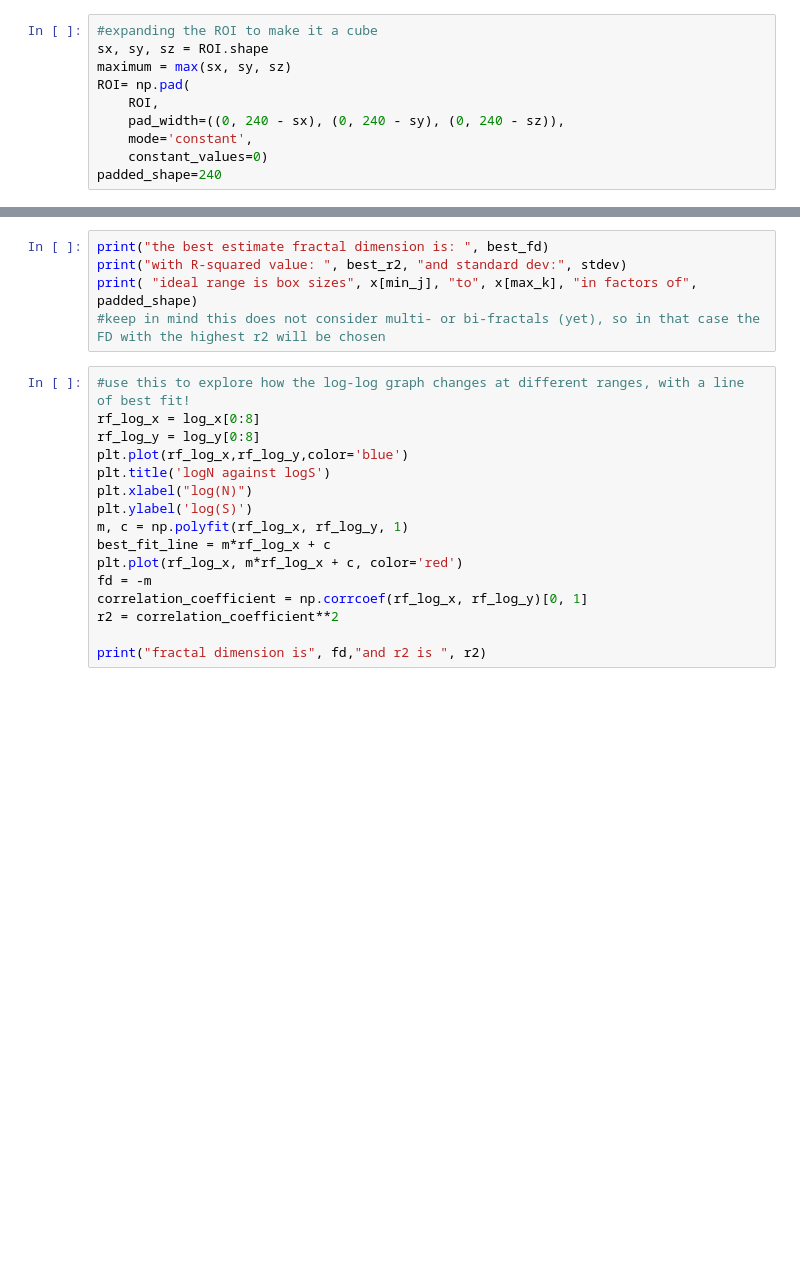
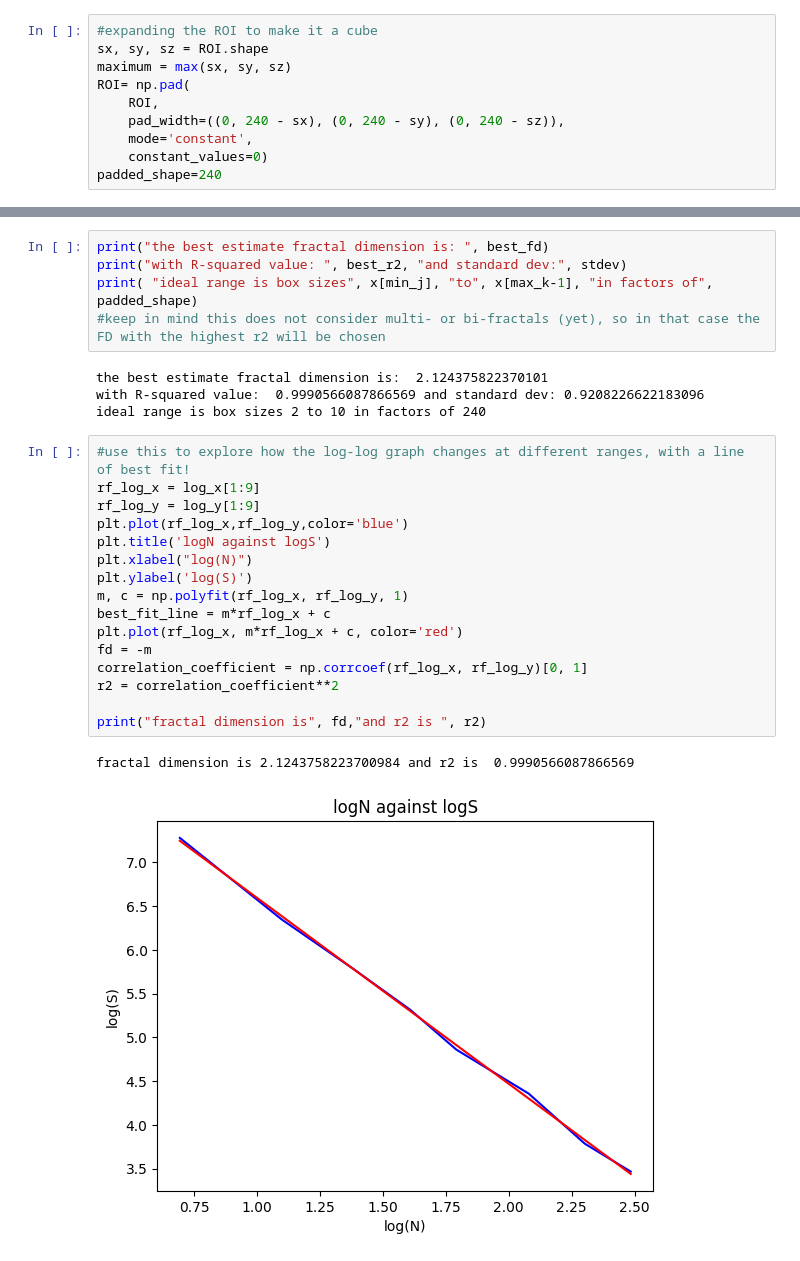
Before and after one commit to R-o-r-o-u-r-b-o-a-t/Fractal-Dimension-Of-The-Brain, a Jupyter notebook: vol_parcel.ipynb, the cells around one changed output, grey strips where cells are left out. Drawn from its saved outputs; the diff is of its cells as text; blank space fills up the shorter version.

```diff
--- a/vol_parcel.ipynb
+++ b/vol_parcel.ipynb
@@ -139,21 +170,28 @@ stdev= np.std(fd_array)
 # %%
 print("the best estimate fractal dimension is: ", best_fd)
 print("with R-squared value: ", best_r2, "and standard dev:", stdev)
-print( "ideal range is box sizes", x[min_j], "to", x[max_k], "in factors of", padded_shape)
+print( "ideal range is box sizes", x[min_j], "to", x[max_k-1], "in factors of", padded_shape)
 #keep in mind this does not consider multi- or bi-fractals (yet), so in that case the FD with the highest r2 will be chosen
+# %% [output]
+the best estimate fractal dimension is:  2.124375822370101
+with R-squared value:  0.9990566087866569 and standard dev: 0.9208226622183096
+ideal range is box sizes 2 to 10 in factors of 240
 # %%
 #use this to explore how the log-log graph changes at different ranges, with a line of best fit!
-rf_log_x = log_x[0:8]
-rf_log_y = log_y[0:8]
+rf_log_x = log_x[1:9]
+rf_log_y = log_y[1:9]
 plt.plot(rf_log_x,rf_log_y,color='blue')
 plt.title('logN against logS')
 plt.xlabel("log(N)")
 plt.ylabel('log(S)')
 m, c = np.polyfit(rf_log_x, rf_log_y, 1)
 best_fit_line = m*rf_log_x + c
 plt.plot(rf_log_x, m*rf_log_x + c, color='red')
 fd = -m
 correlation_coefficient = np.corrcoef(rf_log_x, rf_log_y)[0, 1]
 r2 = correlation_coefficient**2
 
 print("fractal dimension is", fd,"and r2 is ", r2)
+# %% [output]
+fractal dimension is 2.1243758223700984 and r2 is  0.9990566087866569
+[figure, added]
```
Also changed, not shown: parts of 10 cells of this notebook, 2 other files.
